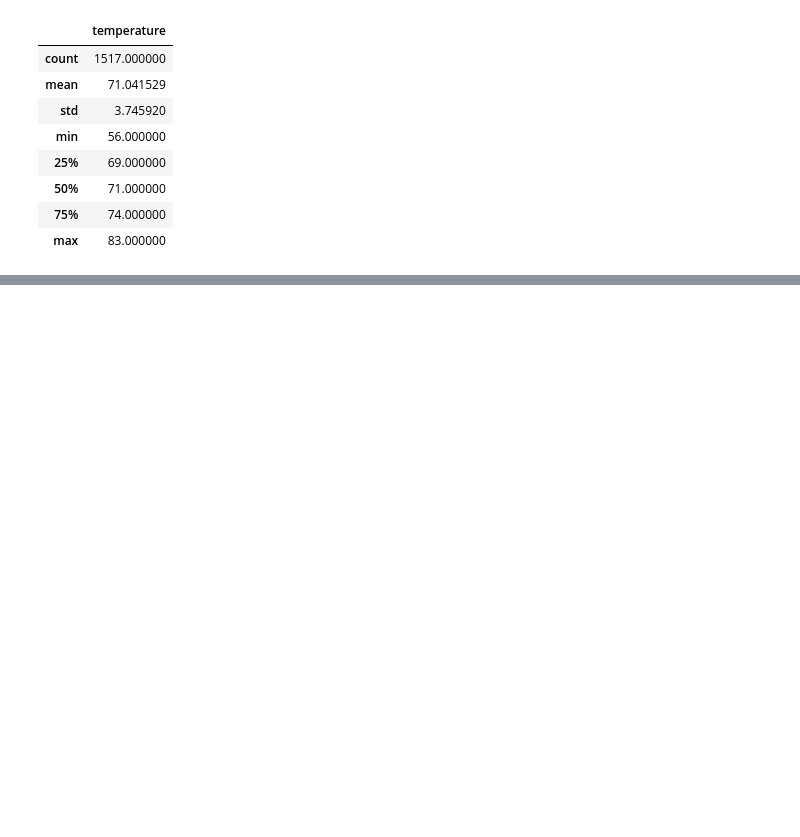
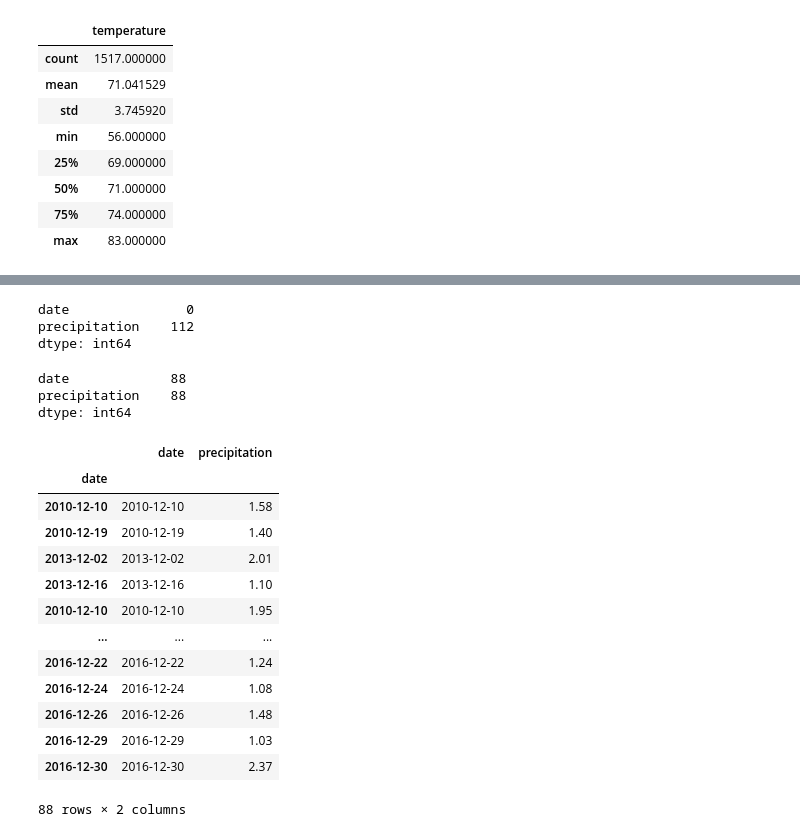
Before and after one commit to Csstndly/Surfs_Up, a Jupyter notebook: SurfsUp_Challenge.ipynb, the cells around one changed output, grey strips where cells are left out. Saved outputs shown, nothing was run; the diff lists cells and outputs as text; code cells hidden in the pictures; blank space fills up the shorter version.

```diff
--- a/SurfsUp_Challenge.ipynb
+++ b/SurfsUp_Challenge.ipynb
@@ -152,0 +242,3 @@ dec_df.describe()
+# %%
+dec_prcp= session.query(Measurement.date, Measurement.prcp).filter(extract('month', Measurement.date) == 12).all()
+print(dec_prcp)
@@ -152,0 +247,4 @@ dec_df.describe()
+# %%
+dec_prcp_df = pd.DataFrame(dec_prcp, columns=['date','precipitation'])
+dec_prcp_df.set_index(dec_prcp_df['date'], inplace=True)
+print(dec_prcp_df.to_string(index=False))
@@ -152,0 +269,29 @@ dec_df.describe()
+# %%
+dec_prcp_df.isnull().sum()
+# %% [output]
+date               0
+precipitation    112
+dtype: int64
+# %%
+dec_prcp_df.loc[dec_prcp_df['precipitation'] >= 1].count()
+# %% [output]
+date             88
+precipitation    88
+dtype: int64
+# %%
+dec_prcp_df.loc[dec_prcp_df['precipitation'] >= 1]
+# %% [output]
+|  | date | precipitation |
+| date |  |  |
+| 2010-12-10 | 2010-12-10 | 1.58 |
+| 2010-12-19 | 2010-12-19 | 1.40 |
+| 2013-12-02 | 2013-12-02 | 2.01 |
+| 2013-12-16 | 2013-12-16 | 1.10 |
+| 2010-12-10 | 2010-12-10 | 1.95 |
+| ... | ... | ... |
+| 2016-12-22 | 2016-12-22 | 1.24 |
+| 2016-12-24 | 2016-12-24 | 1.08 |
+| 2016-12-26 | 2016-12-26 | 1.48 |
+| 2016-12-29 | 2016-12-29 | 1.03 |
+| 2016-12-30 | 2016-12-30 | 2.37 |
+88 rows × 2 columns
```
Also changed, not shown: parts of 21 cells of this notebook, 1 other file.
